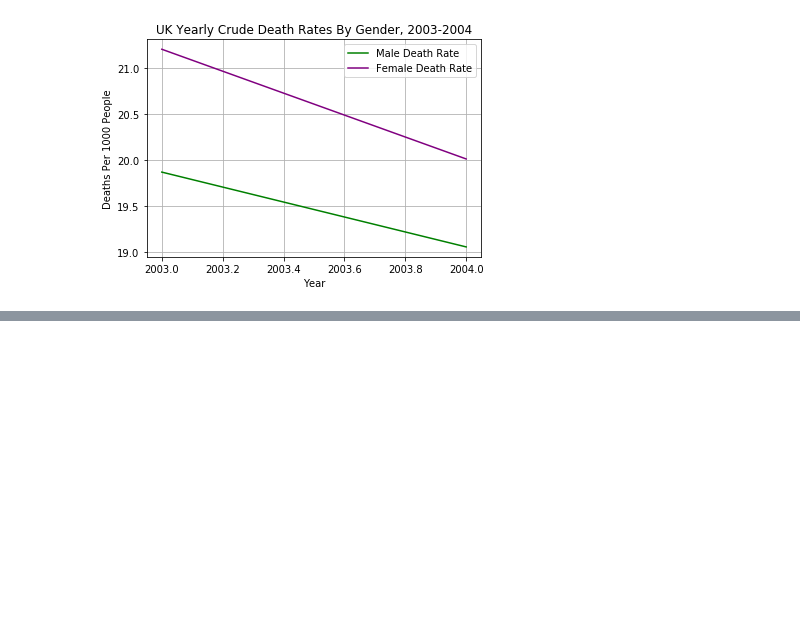
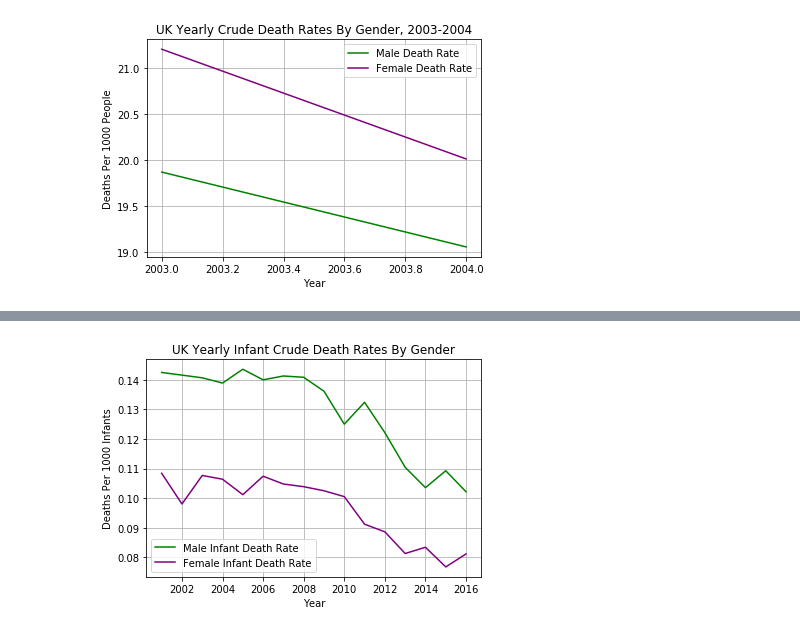
Before and after one commit to michael-grad/project-python-mortality-analysis, a Jupyter notebook: uk-analysis.ipynb, the cells around one changed output, grey strips where cells are left out. Drawn from its saved outputs; the diff is of its cells as text; code cells hidden in the pictures; blank space fills up the shorter version.

Commit message:
UK additional charts for different age groups

```diff
--- a/uk-analysis.ipynb
+++ b/uk-analysis.ipynb
@@ -287,3 +270,18 @@ plt.savefig("Output/2003-2004 UK Male & Female Crude Death Rates.png")
 plt.show()
 # %% [output]
 [figure]
+# %%
+# CELL 214 by Mike Grad
+# create df with just year, male crude death rate and female crude death rate for INFANTS
+
+# FIXED
+uk_gender_year = cdr_uk_df["Year"]
+uk_male_infant_cdr = uk_male_deaths_df["Infant Under 1 Yr Old"]
+uk_female_infant_cdr = uk_female_deaths_df["Infant Under 1 Yr Old"]
+
+uk_infant_crude_death_gender_dict = {"Year": uk_gender_year,
+                            "male infant crude death rate": uk_male_infant_cdr,
+                            "female infant crude death rate": uk_female_infant_cdr
+                           }
+uk_infant_crude_death_gender_df = pd.DataFrame(uk_infant_crude_death_gender_dict)
+uk_infant_crude_death_gender_df.head()
@@ -289,0 +295,5 @@ plt.show()
+# %%
+# CELL 215 by Mike Grad
+# Group by year and sum infant crude death rates for male and female columns
+uk_total_infant_crude_deaths_df = uk_infant_crude_death_gender_df.groupby("Year").sum().reset_index()
+uk_total_infant_crude_deaths_df
@@ -289,0 +318,20 @@ plt.show()
+# %%
+# CELL 216 by Mike Grad
+# Plot male and female infant crude death rates
+x_axis = uk_total_infant_crude_deaths_df["Year"]
+y_axis_infant_male = uk_total_infant_crude_deaths_df["male infant crude death rate"]
+y_axis_infant_female = uk_total_infant_crude_deaths_df["female infant crude death rate"]
+
+uk_infant_male_cdr, = plt.plot(x_axis, y_axis_infant_male, color= "green", label= "Male Infant Death Rate")
+uk_infant_female_cdr, = plt.plot(x_axis, y_axis_infant_female, color= "purple", label= "Female Infant Death Rate")
+plt.legend(handles= [uk_infant_male_cdr, uk_infant_female_cdr], loc="best")
+plt.title("UK Yearly Infant Crude Death Rates By Gender")
+plt.xlabel("Year")
+plt.ylabel("Deaths Per 1000 Infants")
+plt.grid()
+
+# Save chart
+plt.savefig("Output/UK Male & Female Infant Crude Death Rates.png")
+plt.show()
+# %% [output]
+[figure, added]
```
Also changed, not shown: parts of 9 cells of this notebook, 3 other files.
